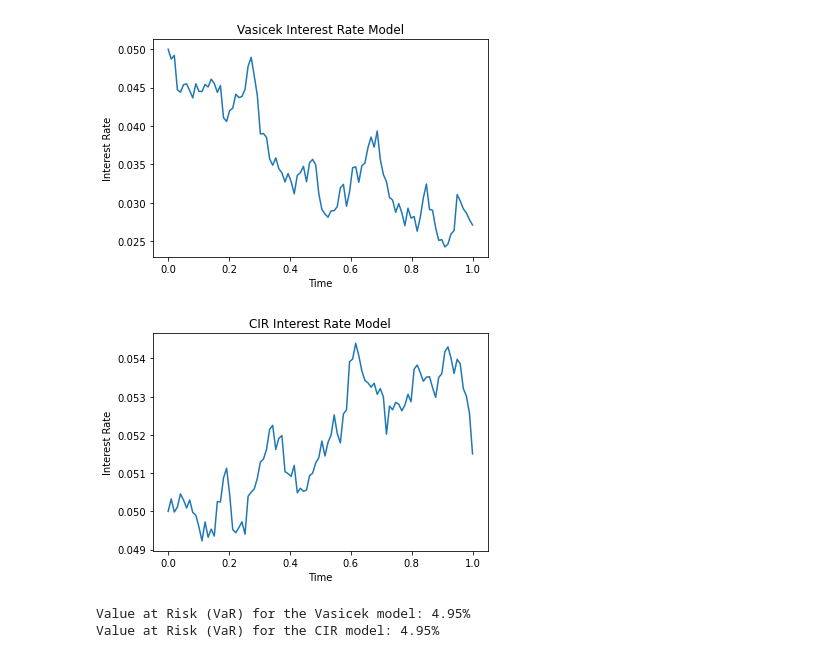
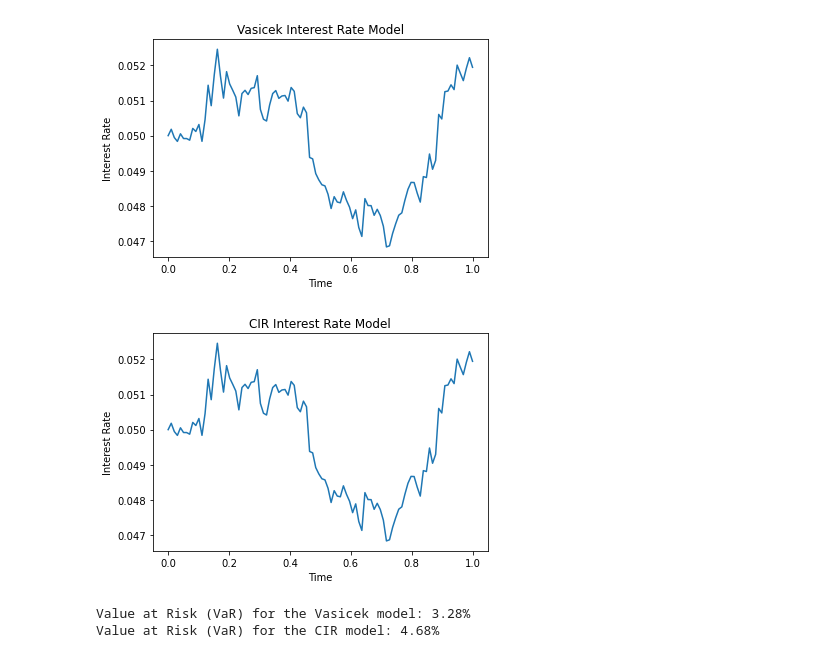
Before and after one commit to Kimanh1304/Python-for-Interest-Rate-Risk-Management-in-ALM, a Jupyter notebook: Python for Interest Rate Risk Management in ALM.ipynb, the cells around one changed output. Drawn from its saved outputs; the diff is of its cells as text; code cells hidden in the pictures.

```diff
--- a/Python for Interest Rate Risk Management in ALM.ipynb
+++ b/Python for Interest Rate Risk Management in ALM.ipynb
@@ -25,7 +25,7 @@ T = 1.0
 dt = 0.01
 
 # Generate interest rates
-rates = vasicek(r0, a, b, sigma, T, dt)
+rates1 = vasicek(r0, a, b, sigma, T, dt)
 
 # Plot results
 plt.plot(np.linspace(0, T, int(T / dt)), rates)
@@ -34,42 +34,42 @@ plt.ylabel('Interest Rate')
 plt.title('Vasicek Interest Rate Model')
 plt.show()
 # %% [output]
-[figure, old version]
+[figure, new version]
 # %%
 # Cox-Ingersoll-Ross (CIR) Model: Another mean-reverting model, but it ensures non-negative interest rates by assuming a square-root process.
 def cir(r0, a, b, sigma, T, dt):
     N = int(T/dt)
     rates = np.zeros(N)
     rates[0] = r0
 
     for t in range(1, N):
         dr = a * (b - rates[t-1]) * dt + sigma * np.sqrt(rates[t-1] * dt) * np.random.normal()
         rates[t] = rates[t-1] + dr
 
     return rates
 
 # Parameters
 
 r0 = 0.05
 a = 0.1
 b = 0.05
 sigma = 0.02
 T = 1.0
 dt = 0.01
 
 # Generate interest rates
 
-rates = cir(r0, a, b, sigma, T, dt)
+rates2 = cir(r0, a, b, sigma, T, dt)
 
 # Plot results
 
 plt.plot(np.linspace(0, T, int(T / dt)), rates)
 plt.xlabel('Time')
 plt.ylabel('Interest Rate')
 plt.title('CIR Interest Rate Model')
 plt.show()
 # %% [output]
-[figure, old version]
+[figure, new version]
 # %%
 def calculate_var(rates, confidence_level=0.95):
     sorted_rates = np.sort(rates)
@@ -79,13 +79,13 @@ def calculate_var(rates, confidence_level=0.95):
 
 # Calculate VaR for the Vasicek model
 
-vasicek_var = calculate_var(rates)
+vasicek_var = calculate_var(rates1)
 print(f"Value at Risk (VaR) for the Vasicek model: {vasicek_var:.2%}")
 
 # Calculate VaR for the CIR model
 
-cir_var = calculate_var(rates)
+cir_var = calculate_var(rates2)
 print(f"Value at Risk (VaR) for the CIR model: {cir_var:.2%}")
 # %% [output]
-Value at Risk (VaR) for the Vasicek model: 4.95%
-Value at Risk (VaR) for the CIR model: 4.95%
+Value at Risk (VaR) for the Vasicek model: 3.28%
+Value at Risk (VaR) for the CIR model: 4.68%
```
